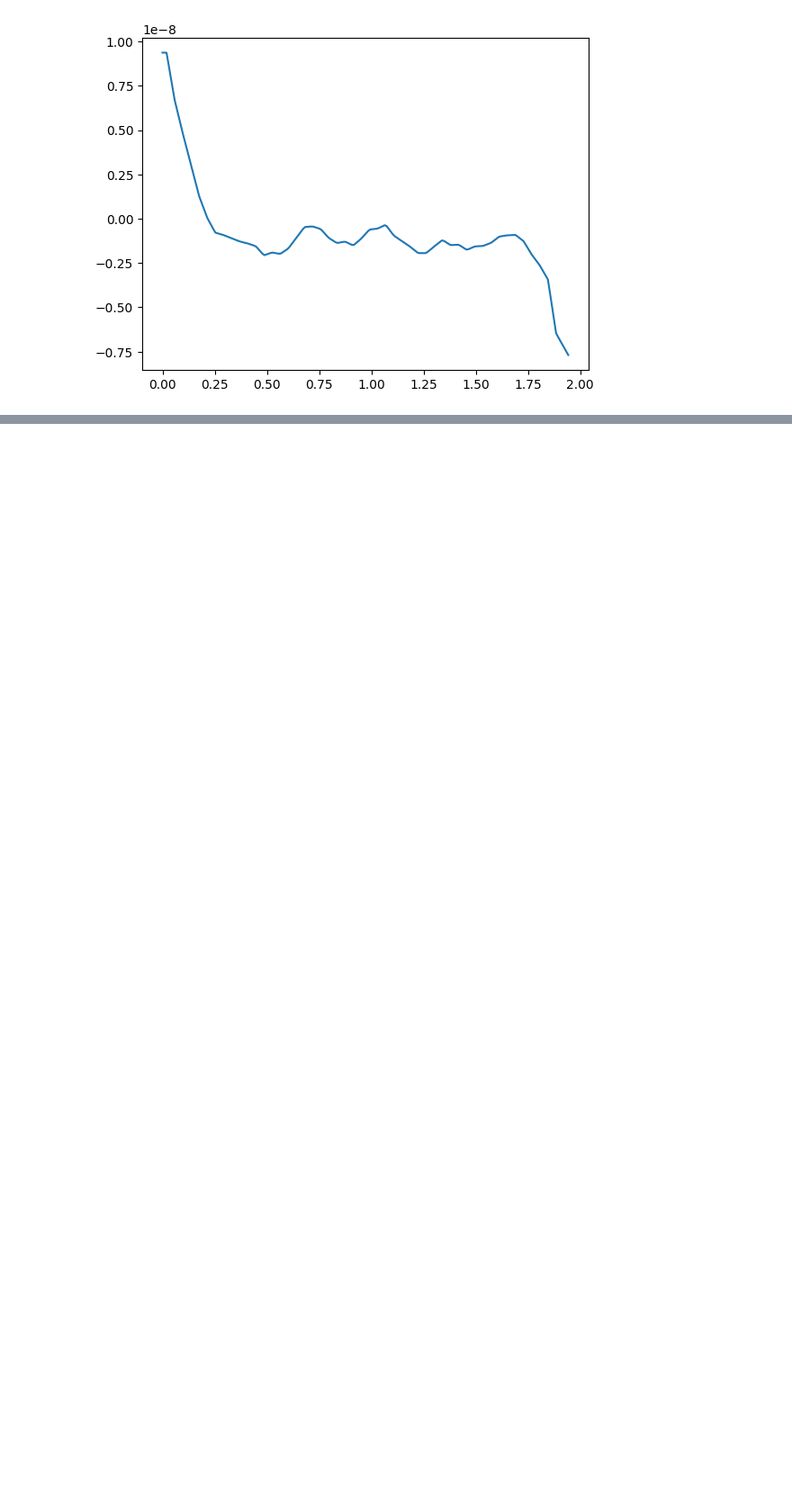
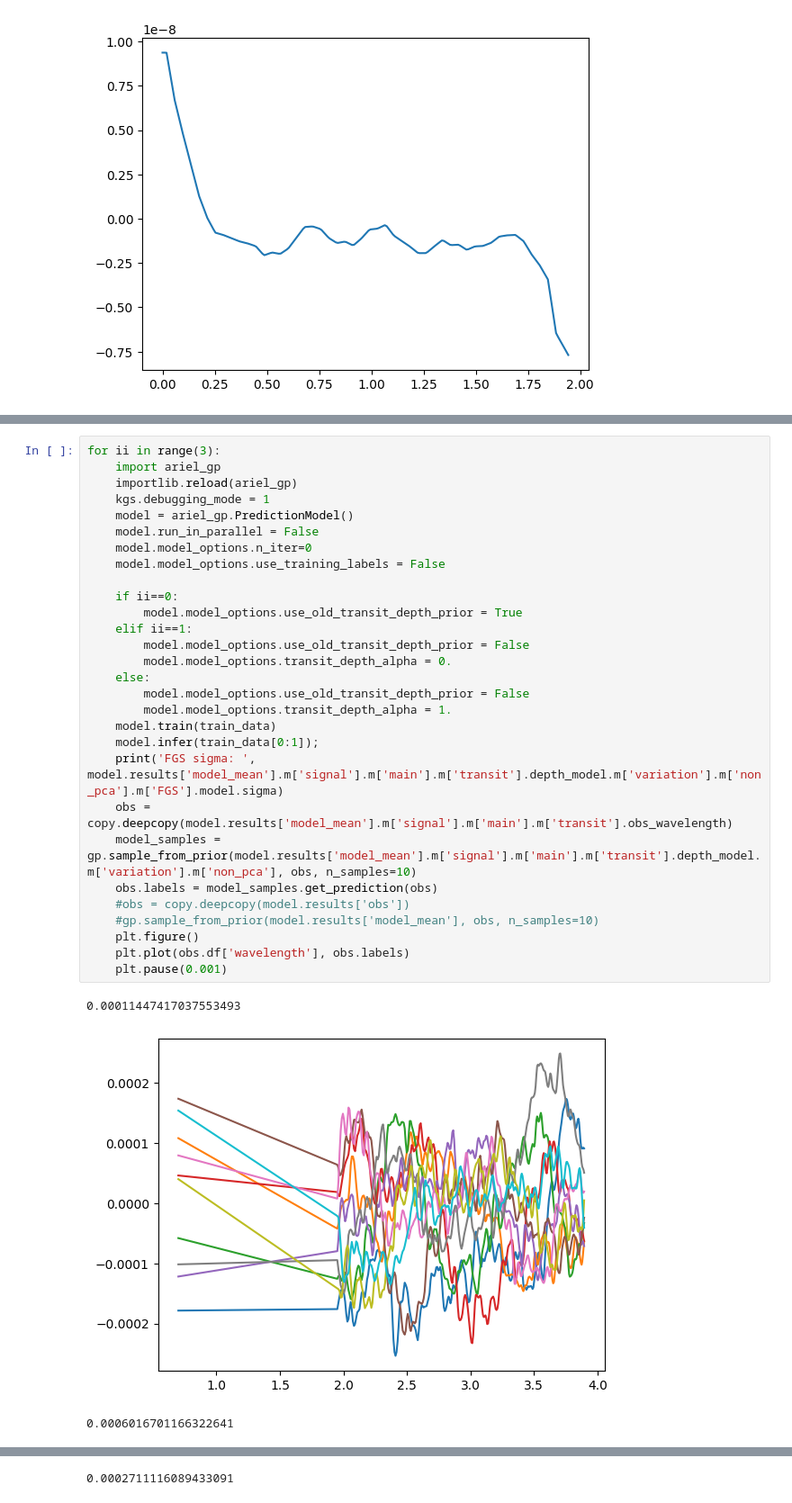
Before and after one commit to jcottaar/ariel2, a Jupyter notebook: analysis/explore_spectra.ipynb, the cells around one changed output, grey strips where cells are left out. Shown at 90% size. Drawn from its saved outputs; the diff is of its cells as text; blank space fills up the shorter version.

Commit message:
More speedup, support new transit depth prior

```diff
--- a/analysis/explore_spectra.ipynb
+++ b/analysis/explore_spectra.ipynb
@@ -673,0 +483,33 @@ ParameterScaler(comment='')
+# %%
+for ii in range(3):
+    import ariel_gp
+    importlib.reload(ariel_gp)
+    kgs.debugging_mode = 1
+    model = ariel_gp.PredictionModel()
+    model.run_in_parallel = False
+    model.model_options.n_iter=0
+    model.model_options.use_training_labels = False
+
+    if ii==0:
+        model.model_options.use_old_transit_depth_prior = True
+    elif ii==1:
+        model.model_options.use_old_transit_depth_prior = False
+        model.model_options.transit_depth_alpha = 0.
+    else:
+        model.model_options.use_old_transit_depth_prior = False
+        model.model_options.transit_depth_alpha = 1.
+    model.train(train_data)
+    model.infer(train_data[0:1]);
+    print('FGS sigma: ', model.results['model_mean'].m['signal'].m['main'].m['transit'].depth_model.m['variation'].m['non_pca'].m['FGS'].model.sigma)
+    obs = copy.deepcopy(model.results['model_mean'].m['signal'].m['main'].m['transit'].obs_wavelength)
+    model_samples = gp.sample_from_prior(model.results['model_mean'].m['signal'].m['main'].m['transit'].depth_model.m['variation'].m['non_pca'], obs, n_samples=10)
+    obs.labels = model_samples.get_prediction(obs)
+    #obs = copy.deepcopy(model.results['obs'])
+    #gp.sample_from_prior(model.results['model_mean'], obs, n_samples=10)
+    plt.figure()
+    plt.plot(obs.df['wavelength'], obs.labels)
+    plt.pause(0.001)
+# %% [output]
+0.00011447417037553493
+[figure, added]
+0.0006016701166322641
@@ -673,0 +517 @@ ParameterScaler(comment='')
+0.0002711116089433091
```
Also changed, not shown: parts of 10 cells of this notebook, 7 other files.
